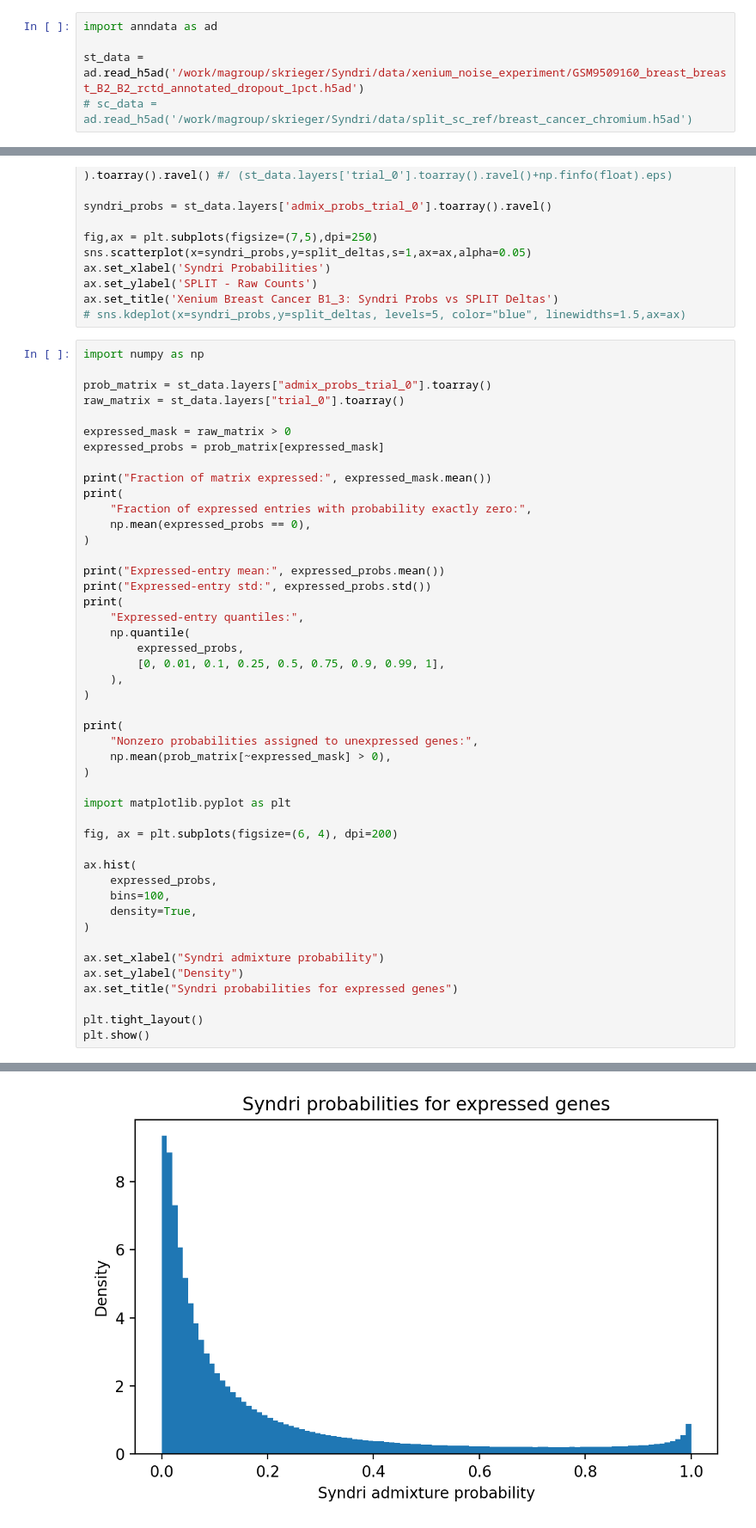
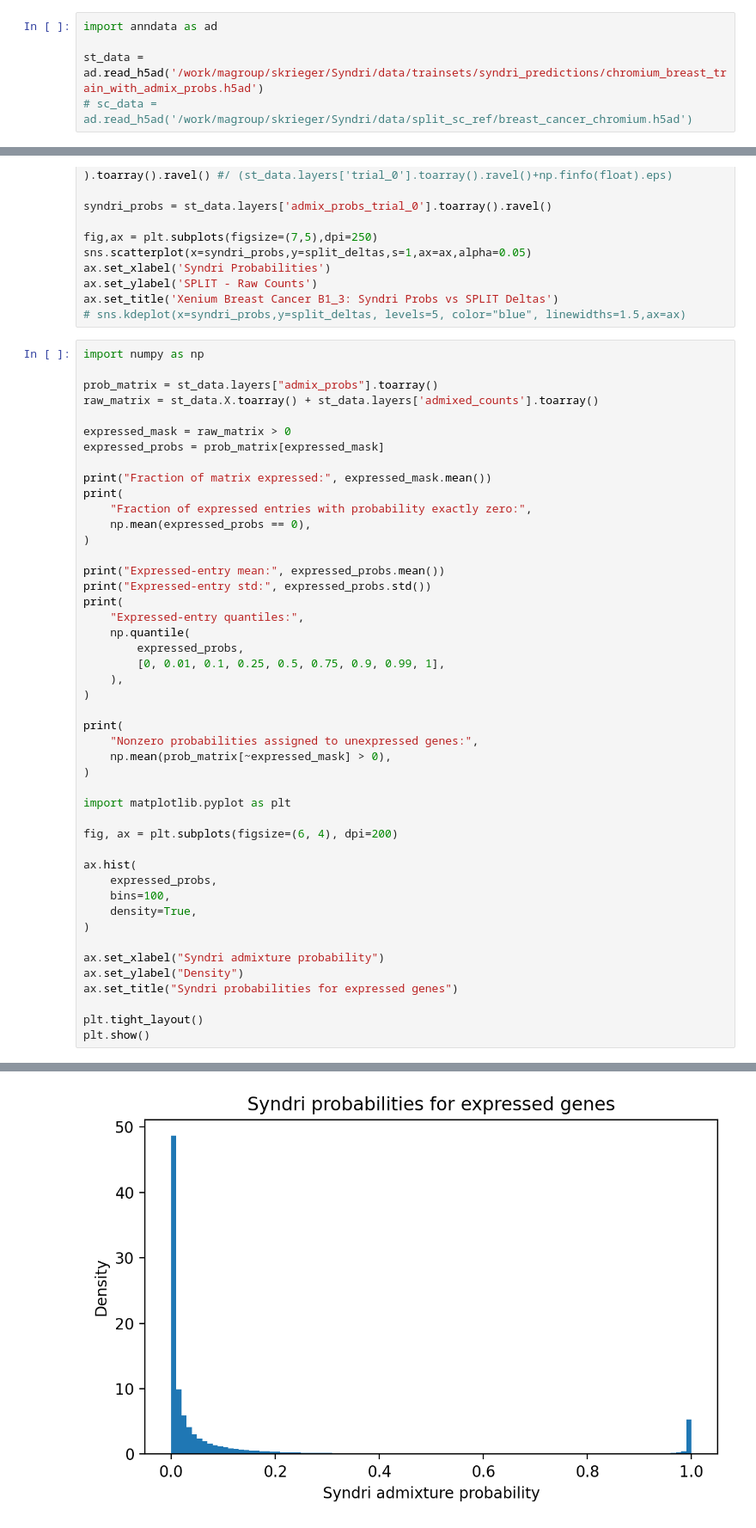
Before and after one commit to gkrieg/Syndri, a Jupyter notebook: eval/AttributeSyndriProbVariance.ipynb, the cells around one changed output, grey strips where cells are left out. Shown at 86% size. Saved outputs shown, nothing was run; the diff lists cells and outputs as text.

Commit message:
train/test distribution shift

```diff
--- a/eval/CompareRemovedTranscripts.ipynb
+++ b/eval/AttributeSyndriProbVariance.ipynb
@@ -1,5 +1,5 @@
 # %%
 import anndata as ad
 
-st_data = ad.read_h5ad('/work/magroup/skrieger/Syndri/data/xenium_noise_experiment/GSM9509160_breast_breast_B2_B2_rctd_annotated_dropout_1pct.h5ad')
+st_data = ad.read_h5ad('/work/magroup/skrieger/Syndri/data/trainsets/syndri_predictions/chromium_breast_train_with_admix_probs.h5ad')
 # sc_data = ad.read_h5ad('/work/magroup/skrieger/Syndri/data/split_sc_ref/breast_cancer_chromium.h5ad')
@@ -90,8 +90,8 @@ ax.set_title('Xenium Breast Cancer B1_3: Syndri Probs vs SPLIT Deltas')
 # %%
 import numpy as np
 
-prob_matrix = st_data.layers["admix_probs_trial_0"].toarray()
-raw_matrix = st_data.layers["trial_0"].toarray()
+prob_matrix = st_data.layers["admix_probs"].toarray()
+raw_matrix = st_data.X.toarray() + st_data.layers['admixed_counts'].toarray()
 
 expressed_mask = raw_matrix > 0
 expressed_probs = prob_matrix[expressed_mask]
@@ -144,5 +144,5 @@ Expressed-entry quantiles: [6.33467644e-05 1.67993321e-03 1.07435612e-02 2.92876
 Nonzero probabilities assigned to unexpressed genes: 0.0
-[figure, old version]
+[figure, new version]
 # %%
 masked_probs = np.where(
     expressed_mask,
```
Also changed, not shown: parts of 7 cells of this notebook, 6 other files.
